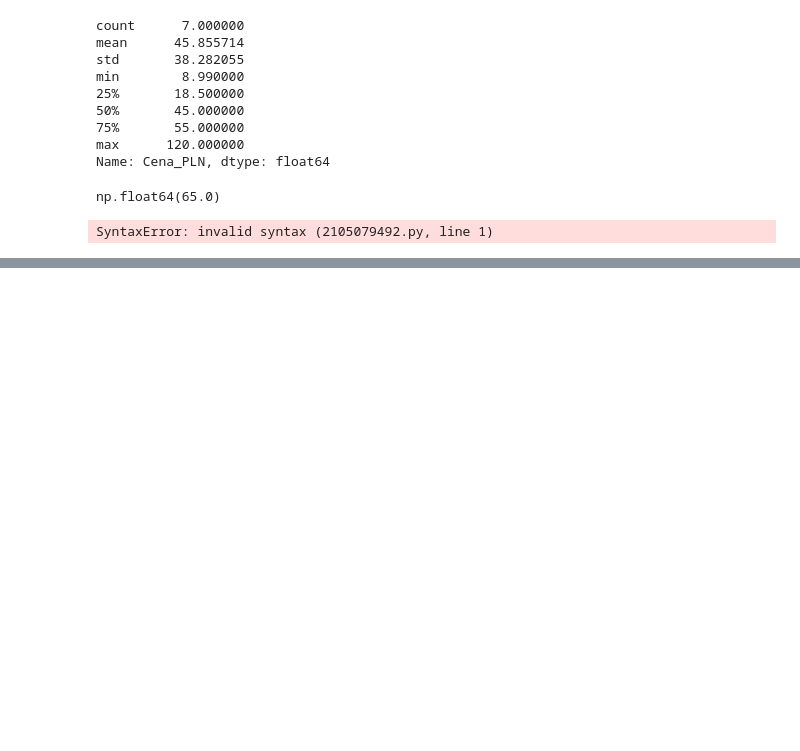
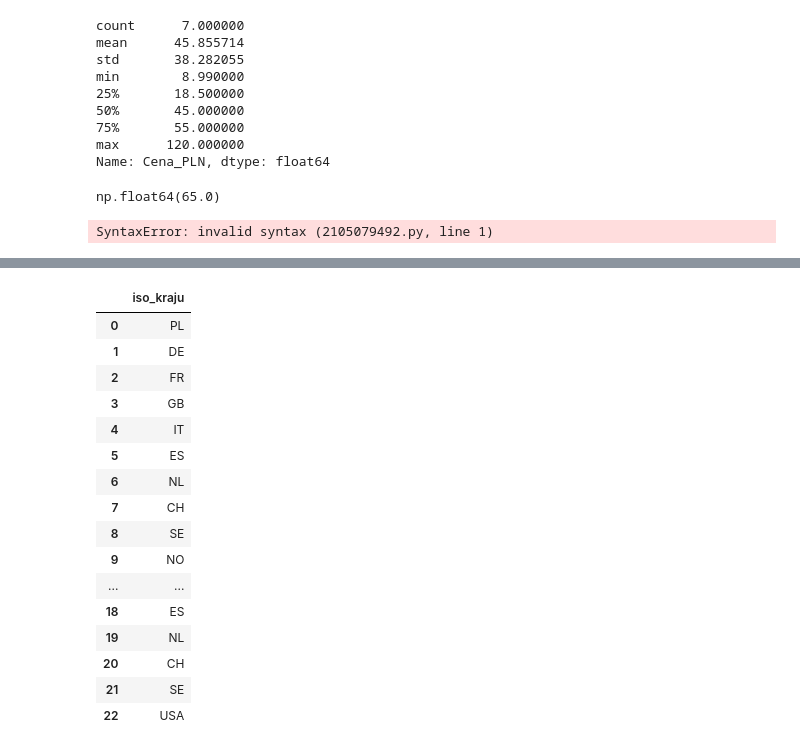
Before and after one commit to dane-analizy/szkolenie_pandas-2026_09_28-2026_09_30, a Jupyter notebook: robocze/02_series.ipynb, the cells around one changed output, grey strips where cells are left out. Saved outputs shown, nothing was run; the diff lists cells and outputs as text; code cells hidden in the pictures; blank space fills up the shorter version.

```diff
--- a/robocze/02_series.ipynb
+++ b/robocze/02_series.ipynb
@@ -262,0 +494,21 @@ np.int64(2)
+# %%
+df = pd.DataFrame({"iso_kraju": kraje})
+df
+# %% [output]
+|  | iso_kraju |
+| 0 | PL |
+| 1 | DE |
+| 2 | FR |
+| 3 | GB |
+| 4 | IT |
+| 5 | ES |
+| 6 | NL |
+| 7 | CH |
+| 8 | SE |
+| 9 | NO |
+| ... | ... |
+| 18 | ES |
+| 19 | NL |
+| 20 | CH |
+| 21 | SE |
+| 22 | USA |
```
Also changed, not shown: parts of 65 cells of this notebook.
